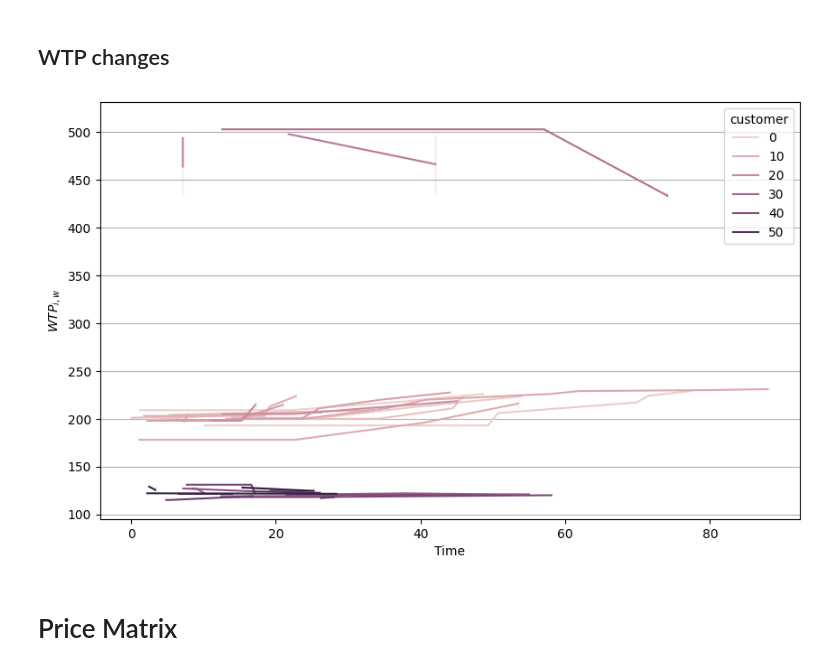
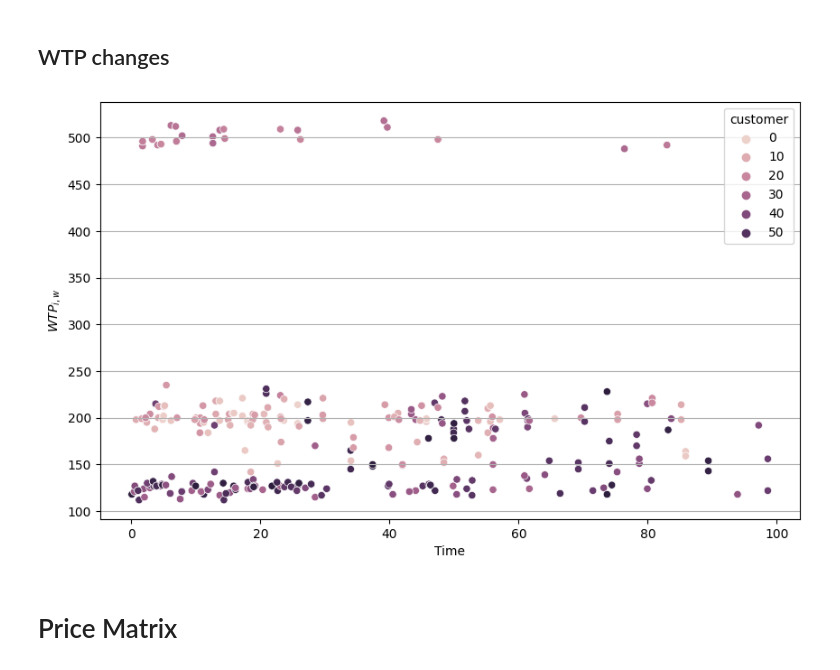
Before and after one commit to LaurinBrechter/personalized-pricing, a Jupyter notebook: results/results_analysis.ipynb, the cells around one changed output. Drawn from its saved outputs; the diff is of its cells as text; code cells hidden in the pictures.

```diff
--- a/results/results_analysis.ipynb
+++ b/results/results_analysis.ipynb
@@ -144,12 +142,12 @@ plt.show()
 ## WTP changes
 # %%
 fig, ax = plt.subplots(figsize=(10, 6))
-sns.lineplot(x="t", y="customer_wtp", data=event_history, hue="customer")
+sns.scatterplot(x="t", y="erp", data=event_history, hue="customer")
 ax.set_xlabel("Time")
 ax.set_ylabel(WTP)
 ax.grid(axis="y")
 plt.show()
 # %% [output]
-[figure, old version]
+[figure, new version]
 # %% [markdown]
 # Price Matrix
```
Also changed, not shown: parts of 10 cells of this notebook, 4 other files.
